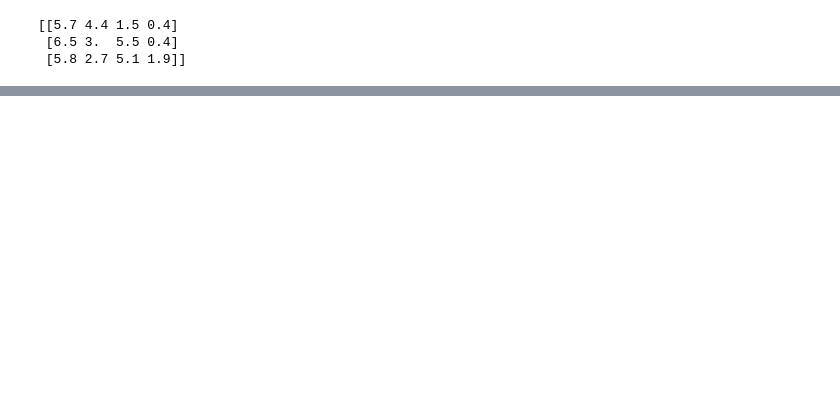
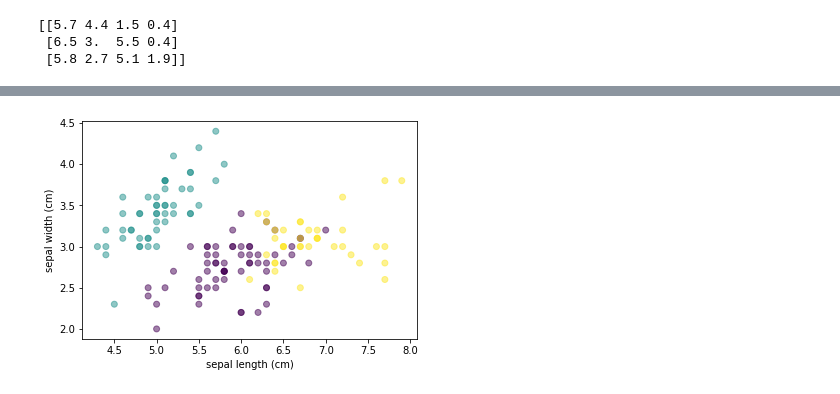
Before and after one commit to h-budak/K-Means_Clustering, a Jupyter notebook: Implementing K-Means Scikit-Learn.ipynb, the cells around one changed output, grey strips where cells are left out. Drawn from its saved outputs; the diff is of its cells as text; code cells hidden in the pictures; blank space fills up the shorter version.

Commit message:
scatter plot

```diff
--- a/Implementing K-Means Scikit-Learn.ipynb
+++ b/Implementing K-Means Scikit-Learn.ipynb
@@ -45,0 +46,15 @@ print(new_labels)
+# %%
+#Visualize After K-Means
+
+# Make a scatter plot of x and y and using labels to define the colors
+x = samples[:,0]
+y = samples[:,1]
+
+plt.scatter(x, y, c=labels, alpha=0.5)
+
+plt.xlabel('sepal length (cm)')
+plt.ylabel('sepal width (cm)')
+
+plt.show()
+# %% [output]
+[figure, added]
```
Also changed, not shown: parts of 2 cells of this notebook.
